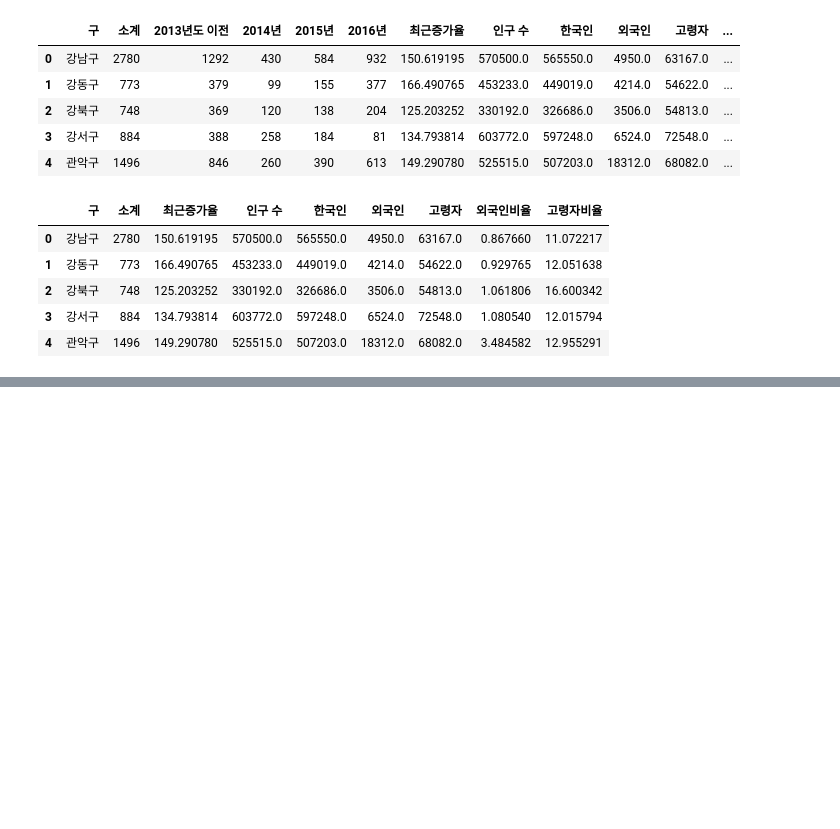
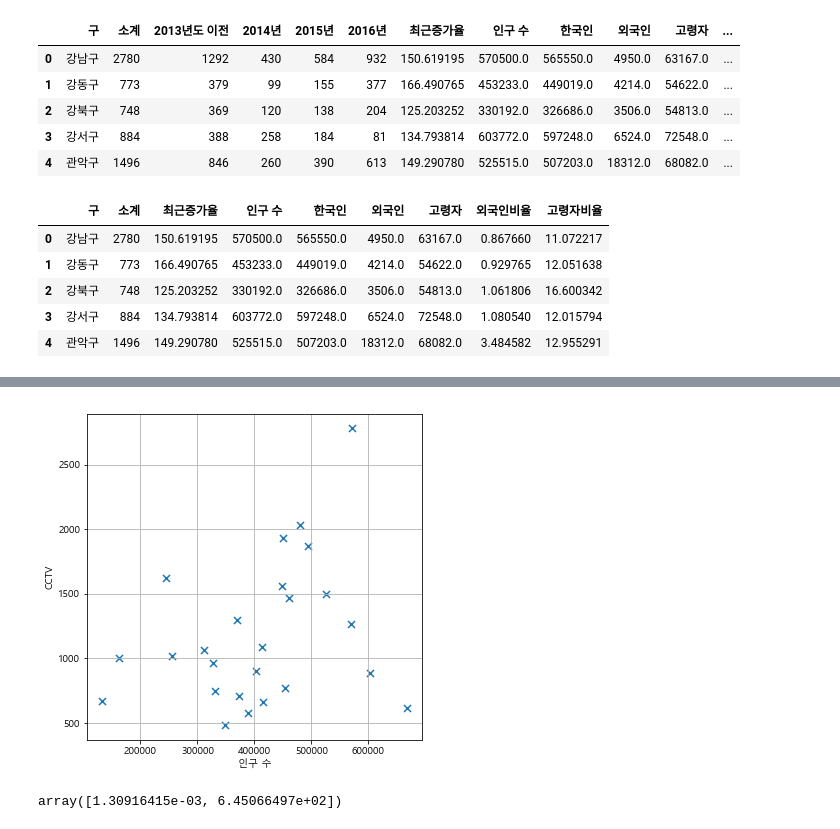
Before and after one commit to Plentir/Python_sync, a Jupyter notebook: 파이썬 머슬캠프/DataFile/source_code/1일차_강의_Excel.ipynb, the cells around one changed output, grey strips where cells are left out. Drawn from its saved outputs; the diff is of its cells as text; code cells hidden in the pictures; blank space fills up the shorter version.

```diff
--- a/파이썬 머슬캠프/DataFile/source_code/1일차_강의_Excel.ipynb
+++ b/파이썬 머슬캠프/DataFile/source_code/1일차_강의_Excel.ipynb
@@ -196,3 +202,6 @@ data_result.head()
 | 2 | 강북구 | 748 | 125.203252 | 330192.0 | 326686.0 | 3506.0 | 54813.0 | 1.061806 | 16.600342 |
 | 3 | 강서구 | 884 | 134.793814 | 603772.0 | 597248.0 | 6524.0 | 72548.0 | 1.080540 | 12.015794 |
 | 4 | 관악구 | 1496 | 149.290780 | 525515.0 | 507203.0 | 18312.0 | 68082.0 | 3.484582 | 12.955291 |
+# %%
+data_result.set_index("구", inplace = True)  # 기존에 설정한 index = [0, 1, 2, ..., 11]를 "구"에 해당하는 열의 값으로 대치.
+data_result.head()
@@ -198,0 +336,16 @@ data_result.head()
+# %%
+import platform
+
+from matplotlib import font_manager, rc
+plt.rcParams["axes.unicode_minus"] = False
+
+if platform.system() == "Darwin":
+    rc("font", family = "AppleGothic")
+
+elif platform.system() == "Windows":
+    path = "C:\\Windows\\Fonts\\malgun.ttf"
+    font_name = font_manager.FontProperties(fname = path).get_name()
+    rc("font", family = font_name)
+
+else:
+    print("Not available system")
@@ -198,0 +364,25 @@ data_result.head()
+# %%
+data_result["CCTV 비율"] = data_result["소계"] / data_result["인구 수"] * 100  # 데이터에 열 추가.
+
+data_result["CCTV 비율"].sort_values(ascending = False).plot(kind = "bar", grid = True, figsize = (15, 10))  # 앞에서 추가한 열을 기준으로 정렬.
+
+plt.show()
+# %%
+plt.figure(figsize = (6, 6))
+
+plt.scatter(data_result["인구 수"], data_result["소계"], s = 50, marker = "x")  # marker = x, p, >, <, o 등을 사용 가능
+
+plt.xlabel("인구 수")
+plt.ylabel("CCTV")
+
+plt.grid()
+
+plt.show()
+# %% [output]
+[figure, added]
+# %%
+fp1 = np.polyfit(data_result["인구 수"], data_result["소계"], 1)  # 평균값을 나타내는 직선을 표시하는 함수.
+
+fp1
+# %% [output]
+array([1.30916415e-03, 6.45066497e+02])
```
Also changed, not shown: parts of 29 cells of this notebook, 1 other file.
